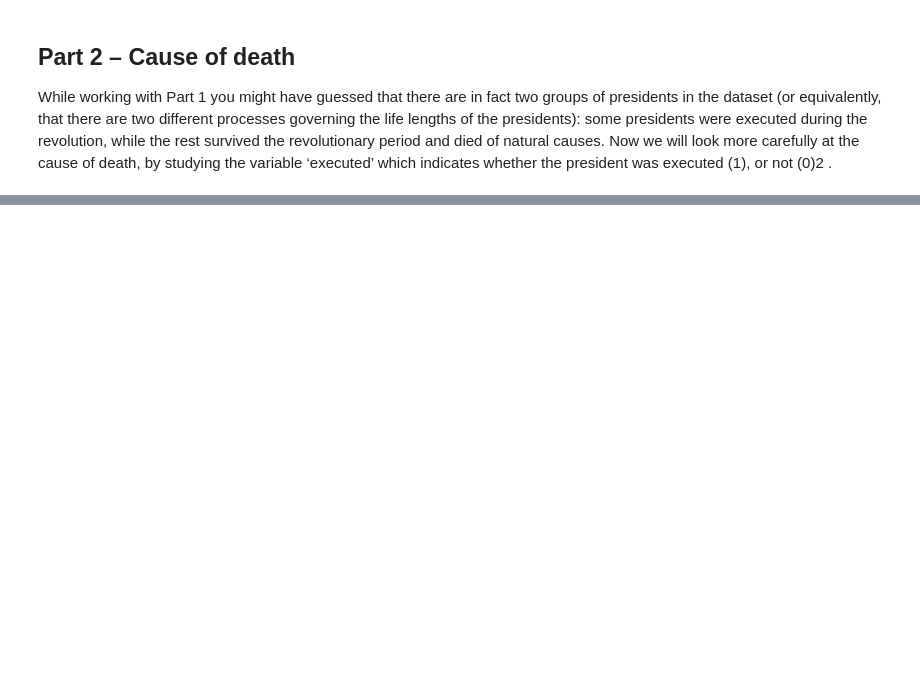
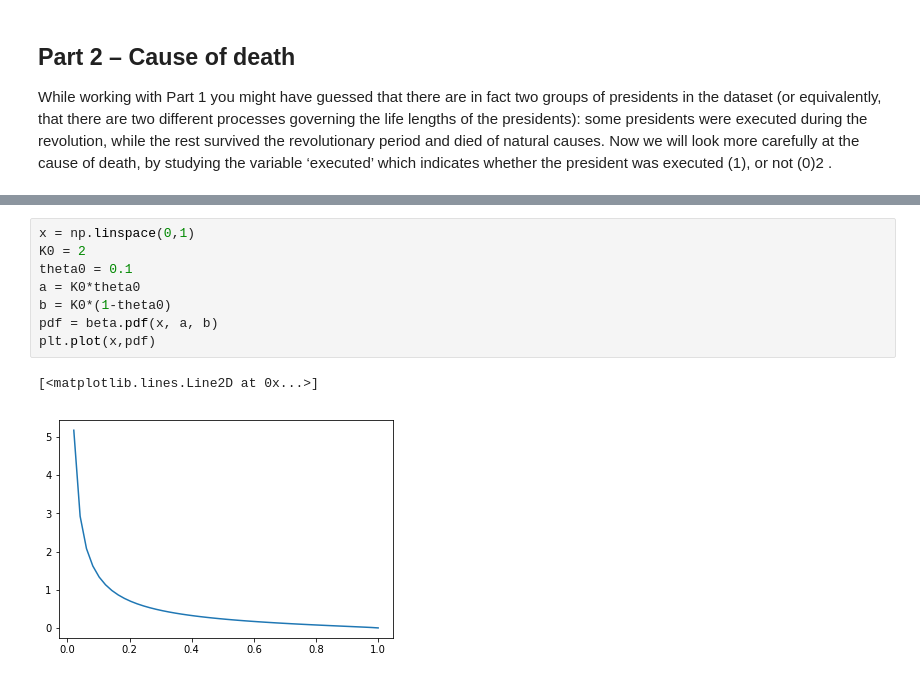
Before and after one commit to simeneide/phd-notes, a Jupyter notebook: stk4021/oblig.ipynb, the cells around one changed output, grey strips where cells are left out. Drawn from its saved outputs; the diff is of its cells as text; blank space fills up the shorter version.

```diff
--- a/stk4021/oblig.ipynb
+++ b/stk4021/oblig.ipynb
@@ -387,0 +409,11 @@ indicates whether the president was executed (1), or not (0)2
+# %%
+x = np.linspace(0,1)
+K0 = 2
+theta0 = 0.1
+a = K0*theta0
+b = K0*(1-theta0)
+pdf = beta.pdf(x, a, b)
+plt.plot(x,pdf)
+# %% [output]
+[<matplotlib.lines.Line2D at 0x...>]
+[figure, added]
```
Also changed, not shown: parts of 18 cells of this notebook.
